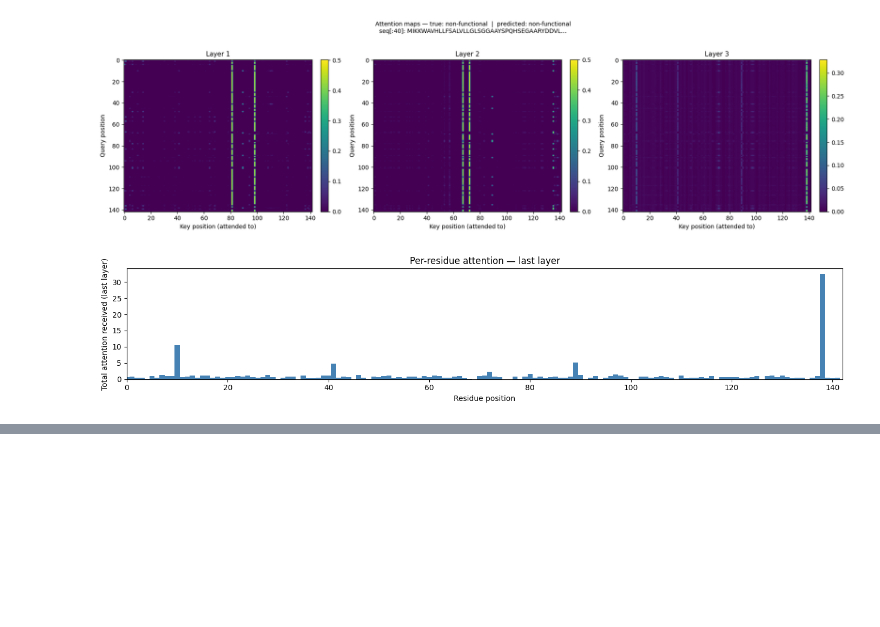
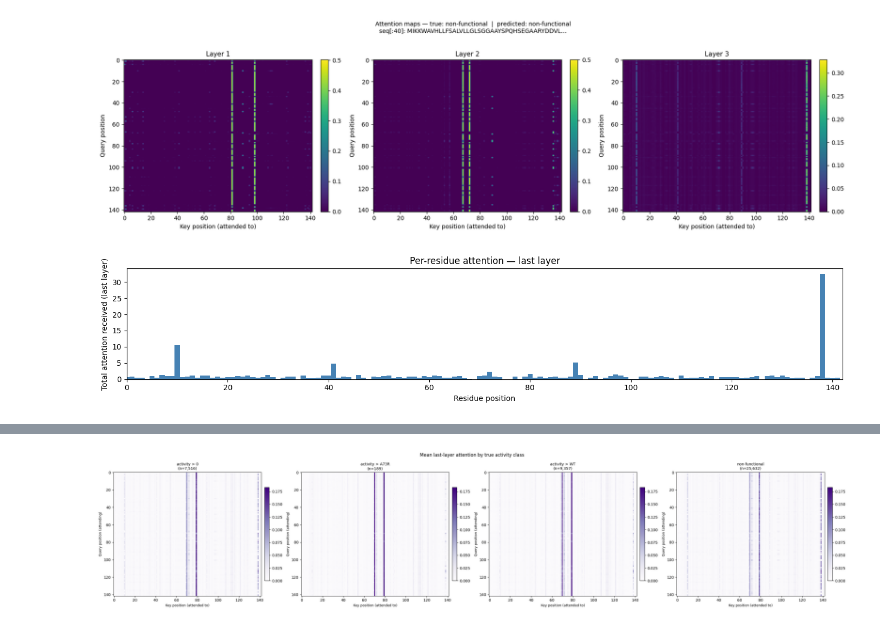
Before and after one commit to zahmiriajoh/AwasthiJohnson_10.C51, a Jupyter notebook: notebooks/02_model_comparison.ipynb, the cells around one changed output, grey strips where cells are left out. Cells and saved outputs as stored; diff of their text form; code cells hidden in the pictures; blank space fills up the shorter version.

```diff
--- a/notebooks/02_model_comparison.ipynb
+++ b/notebooks/02_model_comparison.ipynb
@@ -444,0 +554,20 @@ plt.show()
+# %%
+# plotting activity class avg'd attention maps
+fig, axes = plt.subplots(1, len(ACTIVITY_CLASSES), figsize=(7 * len(ACTIVITY_CLASSES), 6))
+
+for ax, cls in zip(axes, ACTIVITY_CLASSES):
+    mask      = np.array(true_labels) == cls
+    cls_mean  = attn_all[mask].mean(axis=0)   # (seq_len, seq_len)
+
+    im = ax.imshow(cls_mean, cmap="Purples", aspect="auto",
+                   interpolation="nearest", vmin=0, vmax=mean_attn.max())
+    ax.set_title(f"{cls}\n(n={mask.sum():,})", fontsize=10)
+    ax.set_xlabel("Key position (attended to)", fontsize=9)
+    ax.set_ylabel("Query position (attending)", fontsize=9)
+    plt.colorbar(im, ax=ax, fraction=0.03, pad=0.02)
+
+fig.suptitle("Mean last-layer attention by true activity class", fontsize=12)
+plt.tight_layout()
+plt.show()
+# %% [output]
+[figure, added]
```
Also changed, not shown: parts of 4 cells of this notebook, 8 other files.
